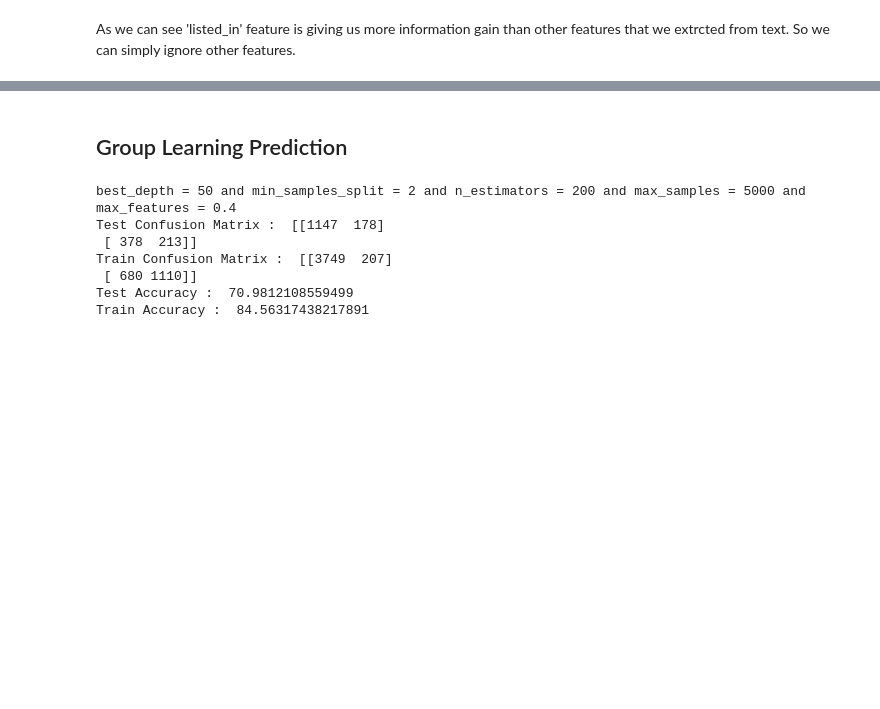
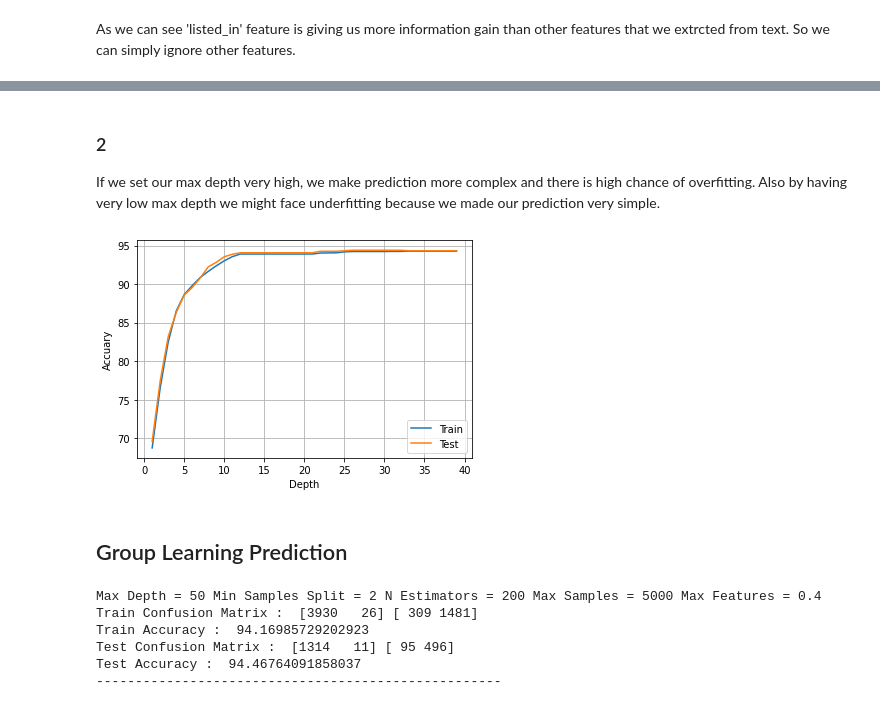
Before and after one commit to SM2A/Artificial_Intelligence_Course_Projects, a Jupyter notebook: CA4/Report.ipynb, the cells around one changed output, grey strips where cells are left out. Saved outputs shown, nothing was run; the diff lists cells and outputs as text; code cells hidden in the pictures; blank space fills up the shorter version.

```diff
--- a/CA4/Report.ipynb
+++ b/CA4/Report.ipynb
@@ -293,10 +300,10 @@ val = _mutual_info_regression_.values
 
 index = 0
 for index in range(len(key)):
-    if val[index] < 0.001:
+    if val[index] < 0.02:
         rm_col.append(key[index])
 
-def d_t(best_depth, min_split, ratio):
+def d_t(max_depth, min_samples_split, ratio):
     X = dataset.drop(columns=rm_col, axis=1)
     X_train, X_test, Y_train, Y_test = train_test_split(X, target, test_size=ratio, random_state=40)
     scaler = StandardScaler()
@@ -304,18 +311,19 @@ def d_t(best_depth, min_split, ratio):
     X_train = scaler.transform(X_train)
     X_test = scaler.transform(X_test)
 
-    regression = tree.DecisionTreeRegressor(max_depth=best_depth, min_samples_split=min_split)
+    regression = tree.DecisionTreeRegressor(max_depth=max_depth, min_samples_split=min_samples_split)
     regression = regression.fit(X_train, Y_train)
     test_predict = regression.predict(X_test)
     train_predict = regression.predict(X_train)
     test_matrix = confusion_matrix(Y_test, numpy.round(abs(test_predict)))
-    print('Test Confusion Matrix : ', test_matrix)
     train_matrix = confusion_matrix(Y_train, numpy.round(abs(train_predict)))
-    print('Train Confusion Matrix : ', train_matrix)
     test_accuracy = (test_matrix[0][0] + test_matrix[1][1]) / (test_matrix[0][0] + test_matrix[0][1] + test_matrix[1][0] + test_matrix[1][1]) * 100
     train_accuracy = (train_matrix[0][0] + train_matrix[1][1]) / (train_matrix[0][0] + train_matrix[0][1] + train_matrix[1][0] + train_matrix[1][1]) * 100
+    print('Train Confusion Matrix : ', *train_matrix)
+    print('Train Accuracy : ', train_accuracy)
+    print('Test Confusion Matrix : ', *test_matrix)
     print('Test Accuracy : ', test_accuracy)
-    print('Train Accuracy : ', train_accuracy)
+    print('----------------------------------------------------')
 
 d_t(50, 2, 0.2)
 d_t(50, 2, 0.02)
@@ -343,9 +353,44 @@ Train Accuracy :  86.42297650130548
+# %% [markdown]
+### 2
+If we set our max depth very high, we make prediction more complex and there is high chance of overfitting. Also by having
+very low max depth we might face underfitting because we made our prediction very simple.
+# %%
+max_depth = list(range(1 , 40))
+train_accuray = []
+test_accuray = []
+
+X = dataset.drop(columns=rm_col, axis=1)
+X_train, X_test, Y_train, Y_test = train_test_split(X, target, test_size=0.2, random_state=40)
+scaler = StandardScaler()
+scaler.fit(X_train)
+X_train = scaler.transform(X_train)
+X_test = scaler.transform(X_test)
+
+for md in max_depth:
+    regression = tree.DecisionTreeRegressor(max_depth=md, min_samples_split=2)
+    regression = regression.fit(X_train, Y_train)
+    test_predict = regression.predict(X_test)
+    train_predict = regression.predict(X_train)
+    test_matrix = confusion_matrix(Y_test, numpy.round(abs(test_predict)))
+    train_matrix = confusion_matrix(Y_train, numpy.round(abs(train_predict)))
+    test_accuray.append((test_matrix[0][0] + test_matrix[1][1]) / (test_matrix[0][0] + test_matrix[0][1] + test_matrix[1][0] + test_matrix[1][1]) * 100)
+    train_accuray.append((train_matrix[0][0] + train_matrix[1][1]) / (train_matrix[0][0] + train_matrix[0][1] + train_matrix[1][0] + train_matrix[1][1]) * 100)
+
+plot.plot(max_depth,train_accuray,label='Train')
+plot.plot(max_depth,test_accuray,label='Test')
+plot.grid()
+plot.legend()
+plot.xlabel('Depth')
+plot.ylabel('Accuary')
+plot.show()
+# %% [output]
+[figure, added]
 # %% [markdown]
 ## Group Learning Prediction
 # %%
 from sklearn.ensemble import RandomForestRegressor
 
-def random_forest_method(best_depth, min_split, _n_estimators, _max_samples, _max_features, ratio):
+def r_f(max_depth, min_split, _n_estimators, _max_samples, _max_features, ratio):
     X = dataset.drop(columns=rm_col, axis=1)
     X_train, X_test, Y_train, Y_test = train_test_split(X, target, test_size=ratio, random_state=40)
     scaler = StandardScaler()
@@ -353,29 +398,29 @@ def random_forest_method(best_depth, min_split, _n_estimators, _max_samples, _ma
     X_train = scaler.transform(X_train)
     X_test = scaler.transform(X_test)
 
-    print("best_depth =", best_depth, "and min_samples_split =", min_split, "and n_estimators =", _n_estimators,
-          "and max_samples =", _max_samples, "and max_features =", _max_features)
-    regression = RandomForestRegressor(bootstrap=True, max_depth=best_depth, n_estimators=_n_estimators,
+    print(f'Max Depth = {max_depth} Min Samples Split = {min_split} N Estimators = {_n_estimators} '
+          f'Max Samples = {_max_samples} Max Features = {_max_features}')
+    regression = RandomForestRegressor(bootstrap=True, max_depth=max_depth, n_estimators=_n_estimators,
                                        max_samples=_max_samples, max_features=_max_features,
                                        min_samples_split=min_split)
     regression = regression.fit(X_train, Y_train)
     test_predict = regression.predict(X_test)
     train_predict = regression.predict(X_train)
     test_matrix = confusion_matrix(Y_test, numpy.round(abs(test_predict)))
-    print('Test Confusion Matrix : ', test_matrix)
     train_matrix = confusion_matrix(Y_train, numpy.round(abs(train_predict)))
-    print('Train Confusion Matrix : ', train_matrix)
     test_accuracy = (test_matrix[0][0] + test_matrix[1][1]) / (test_matrix[0][0] + test_matrix[0][1] + test_matrix[1][0] + test_matrix[1][1]) * 100
     train_accuracy = (train_matrix[0][0] + train_matrix[1][1]) / (train_matrix[0][0] + train_matrix[0][1] + train_matrix[1][0] + train_matrix[1][1]) * 100
+    print('Train Confusion Matrix : ', *train_matrix)
+    print('Train Accuracy : ', train_accuracy)
+    print('Test Confusion Matrix : ', *test_matrix)
     print('Test Accuracy : ', test_accuracy)
-    print('Train Accuracy : ', train_accuracy)
+    print('----------------------------------------------------')
 
-random_forest_method(50, 2, 200, 5000, 0.4, 0.25)
+r_f(50, 2, 200, 5000, 0.4, 0.25)
 # %% [output]
-best_depth = 50 and min_samples_split = 2 and n_estimators = 200 and max_samples = 5000 and max_features = 0.4
-Test Confusion Matrix :  [[1147  178]
- [ 378  213]]
-Train Confusion Matrix :  [[3749  207]
- [ 680 1110]]
-Test Accuracy :  70.9812108559499
-Train Accuracy :  84.56317438217891
+Max Depth = 50 Min Samples Split = 2 N Estimators = 200 Max Samples = 5000 Max Features = 0.4
+Train Confusion Matrix :  [3930   26] [ 309 1481]
+Train Accuracy :  94.16985729202923
+Test Confusion Matrix :  [1314   11] [ 95 496]
+Test Accuracy :  94.46764091858037
+----------------------------------------------------
```
Also changed, not shown: parts of 7 cells of this notebook.
